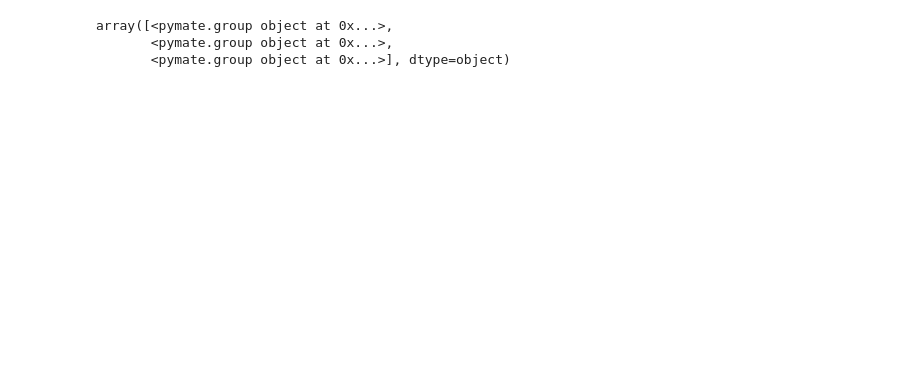
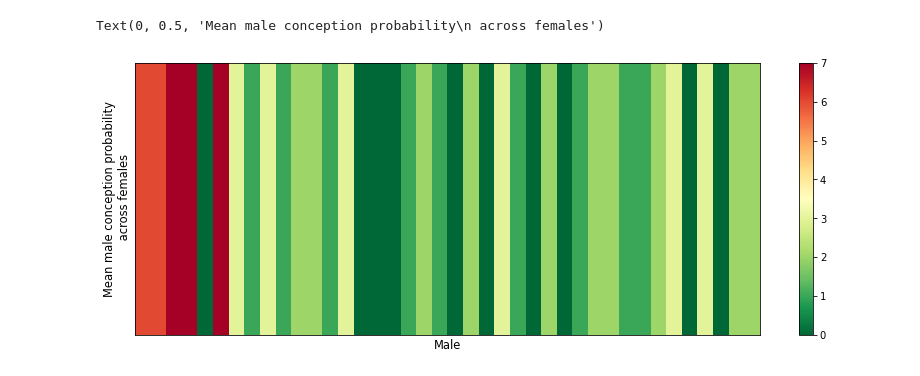
Before and after one commit to kevinrosenfield/FertilitySignalsABM, a Jupyter notebook: pymate_tests.ipynb, the cells around one changed output. Cells and saved outputs as stored; diff of their text form; code cells hidden in the pictures; blank space fills up the shorter version.

```diff
--- a/pymate_tests.ipynb
+++ b/pymate_tests.ipynb
@@ -131,9 +114,16 @@ Text(0, 0.5, 'Mean male conception probability\n across females')
 # %%
-pyMate.plt.rc('axes', labelsize=11.5)
-pyMate.plt.figure(figsize = (14,5))
-fig2 = pyMate.plt.imshow(means[np.newaxis,:], cmap="RdYlGn_r", aspect="auto")
-pyMate.plt.colorbar(fig2)
-pyMate.plt.yticks([])
-pyMate.plt.xticks([])
-pyMate.plt.xlabel('Male')
-pyMate.plt.ylabel('Mean male conception probability\n across females')
+model.groups[0].determine_next_gen_parents()
+
+all_parents = [p[1] for p in model.groups[0].parents]
+parent_counts = np.array([all_parents.count(m) for m in model.groups[0].males])
+pymate.plt.rc('axes', labelsize=11.5)
+pymate.plt.figure(figsize = (14,5))
+fig2 = pymate.plt.imshow(parent_counts[np.newaxis,:], cmap="RdYlGn_r", aspect="auto")
+pymate.plt.colorbar(fig2)
+pymate.plt.yticks([])
+pymate.plt.xticks([])
+pymate.plt.xlabel('Male')
+pymate.plt.ylabel('Mean male conception probability\n across females')
+# %% [output]
+Text(0, 0.5, 'Mean male conception probability\n across females')
+[figure, added]
@@ -143,6 +129,0 @@ model.group[0].parents
-# %%
-model.groups
-# %% [output]
-array([<pymate.group object at 0x...>,
-       <pymate.group object at 0x...>,
-       <pymate.group object at 0x...>], dtype=object)
```
Also changed, not shown: parts of 8 cells of this notebook, 2 other files.
